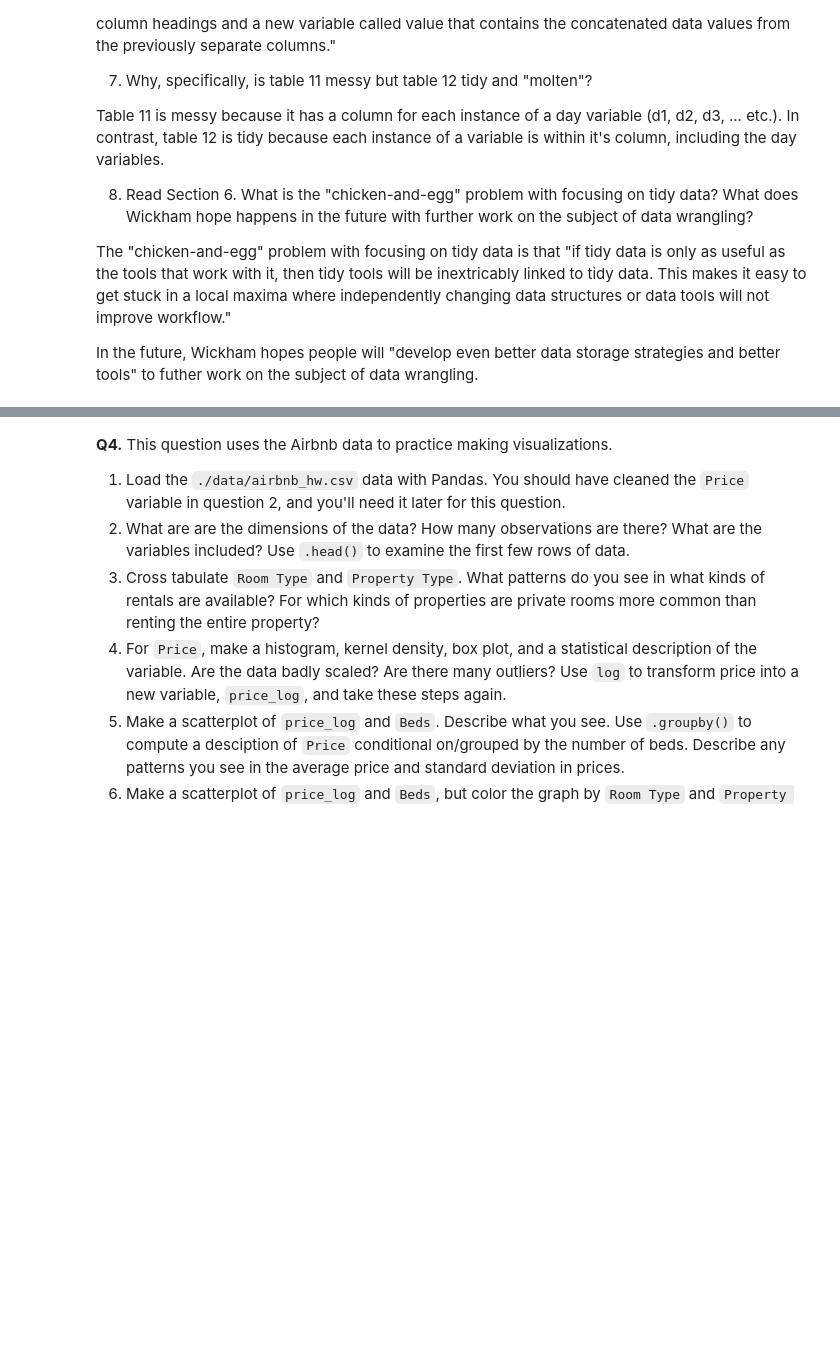
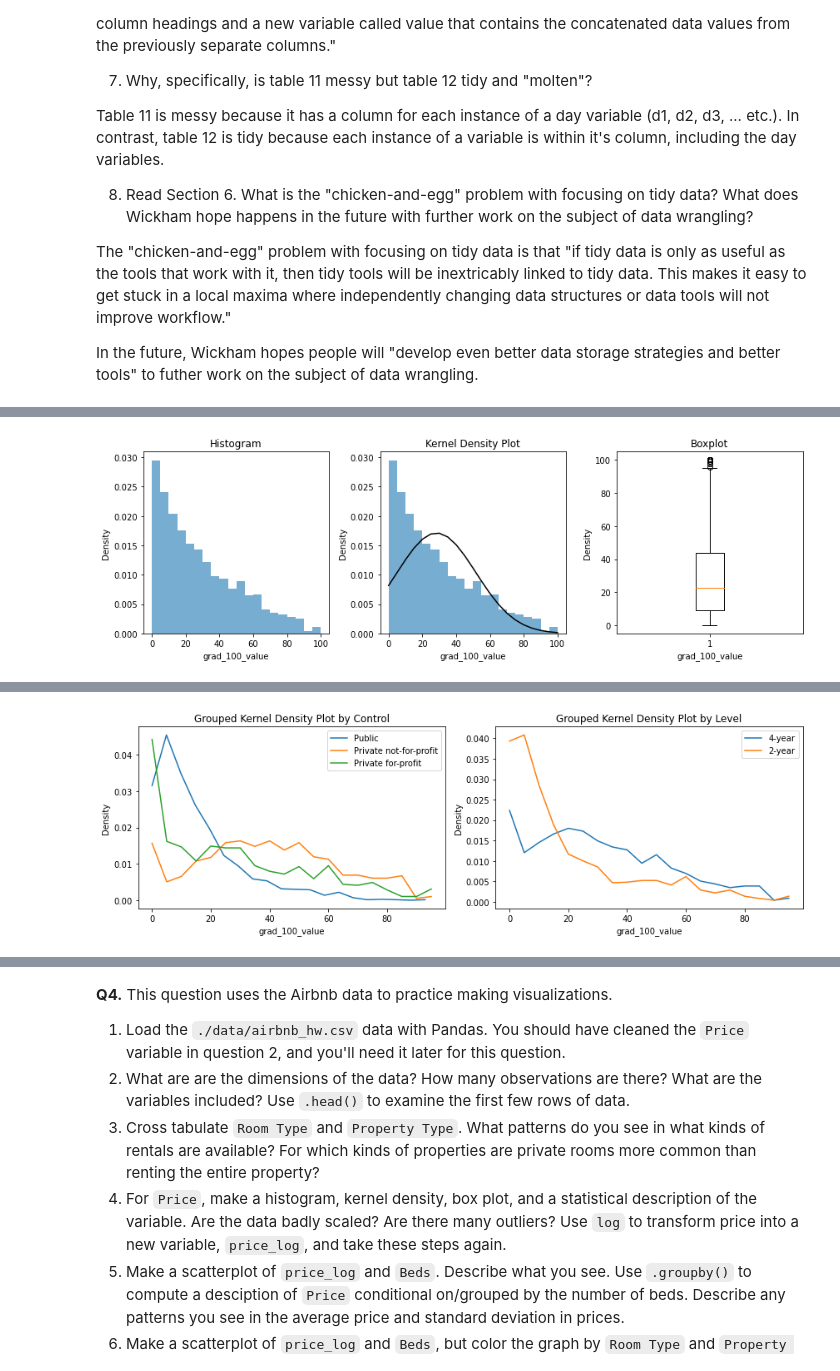
Before and after one commit to agu4yh/assignment2, a Jupyter notebook: assignment2.ipynb, the cells around one changed output, grey strips where cells are left out. Drawn from its saved outputs; the diff is of its cells as text; code cells hidden in the pictures; blank space fills up the shorter version.

```diff
--- a/assignment2.ipynb
+++ b/assignment2.ipynb
@@ -73,0 +244,78 @@ The "relevant" variables for this question are:
+# %%
+import matplotlib.pyplot as plt
+import numpy as np
+
+#PART 4:
+
+# Filter out missing values in grad_100_value
+grad_filtered = data['grad_100_value'].dropna()
+
+# Histogram
+plt.figure(figsize=(12, 4))
+plt.subplot(131)
+plt.hist(grad_filtered, bins=20, density=True, alpha=0.6)
+plt.title('Histogram')
+plt.xlabel('grad_100_value')
+plt.ylabel('Density')
+
+# Kernel density plot
+plt.subplot(132)
+density, bins, _ = plt.hist(grad_filtered, bins=20, density=True, alpha=0.6)
+plt.plot(bins, np.exp(-((bins - grad_filtered.mean())**2) / (2 * grad_filtered.std()**2)) / (grad_filtered.std() * np.sqrt(2 * np.pi)), 'k')
+plt.title('Kernel Density Plot')
+plt.xlabel('grad_100_value')
+plt.ylabel('Density')
+
+# Boxplot
+plt.subplot(133)
+plt.boxplot(grad_filtered)
+plt.title('Boxplot')
+plt.xlabel('grad_100_value')
+plt.ylabel('Density')
+plt.tight_layout()
+plt.show()
+
+# Statistical description
+grad_stats = grad_filtered.describe()
+print("Statistical Description of grad_100_value:")
+print(grad_stats)
+
+#PART 5:
+
+# Grouped kernel density plot by control
+plt.figure(figsize=(12, 4))
+plt.subplot(121)
+for control in data['control'].unique():
+    control_data = grad_filtered[data['control'] == control]
+    density, bins = np.histogram(control_data, bins=20, density=True)
+    plt.plot(bins[:-1], density, label=control)
+plt.legend()
+plt.title('Grouped Kernel Density Plot by Control')
+plt.xlabel('grad_100_value')
+plt.ylabel('Density')
+
+# Grouped kernel density plot by level
+plt.subplot(122)
+for level in data['level'].unique():
+    level_data = grad_filtered[data['level'] == level]
+    density, bins = np.histogram(level_data, bins=20, density=True)
+    plt.plot(bins[:-1], density, label=level)
+plt.legend()
+plt.title('Grouped Kernel Density Plot by Level')
+plt.xlabel('grad_100_value')
+plt.ylabel('Density')
+
+plt.tight_layout()
+plt.show()
+
+# Grouped statistical description by control
+control_group = grad_filtered.groupby(data['control']).describe()
+print("Grouped Statistical Description of grad_100_value by Control:")
+print(control_group)
+
+# Grouped statistical description by level
+level_group = grad_filtered.groupby(data['level']).describe()
+print("\nGrouped Statistical Description of grad_100_value by Level:")
+print(level_group)
+# %% [output]
+[figure, added]
@@ -73,0 +332 @@ The "relevant" variables for this question are:
+[figure, added]
```
Also changed, not shown: parts of 14 cells of this notebook.
